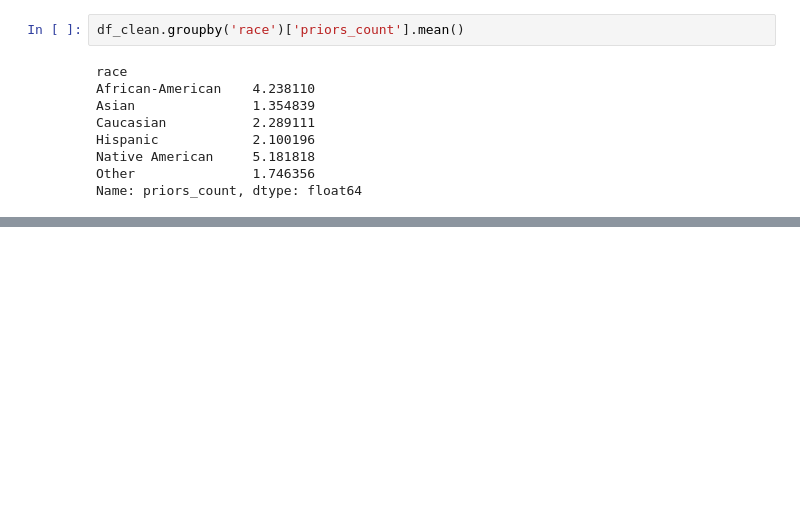
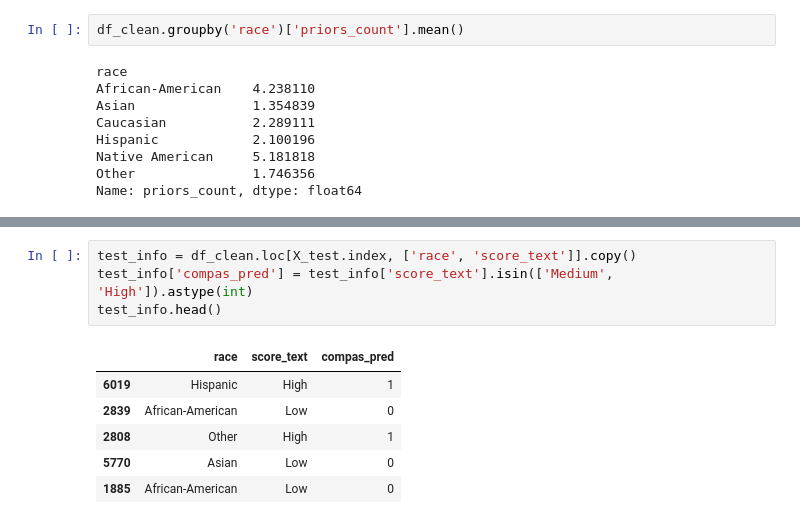
Before and after one commit to teobyte123/COMPAS-recidivism-analysis, a Jupyter notebook: 00_complete_walkthrough.ipynb, the cells around one changed output, grey strips where cells are left out. Drawn from its saved outputs; the diff is of its cells as text; blank space fills up the shorter version.

```diff
--- a/01_data_exploration.ipynb
+++ b/00_complete_walkthrough.ipynb
@@ -384,0 +444,11 @@ Name: priors_count, dtype: float64
+# %%
+test_info = df_clean.loc[X_test.index, ['race', 'score_text']].copy()
+test_info['compas_pred'] = test_info['score_text'].isin(['Medium', 'High']).astype(int)
+test_info.head()
+# %% [output]
+|  | race | score_text | compas_pred |
+| 6019 | Hispanic | High | 1 |
+| 2839 | African-American | Low | 0 |
+| 2808 | Other | High | 1 |
+| 5770 | Asian | Low | 0 |
+| 1885 | African-American | Low | 0 |
```
Also changed, not shown: parts of 9 cells of this notebook, 11 other files.
